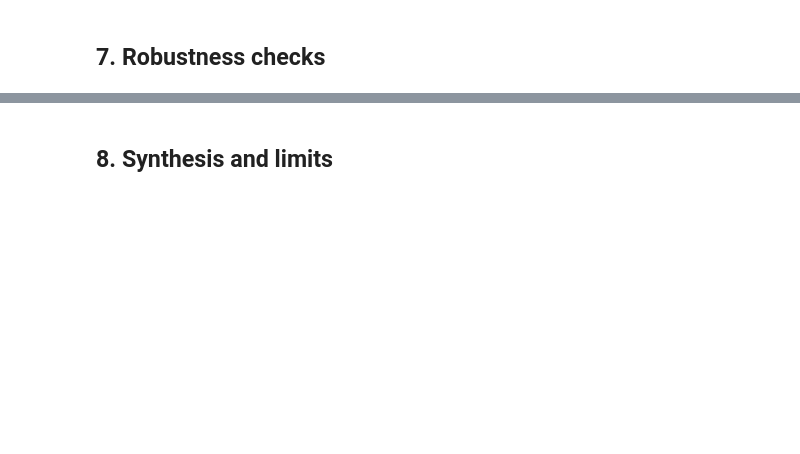
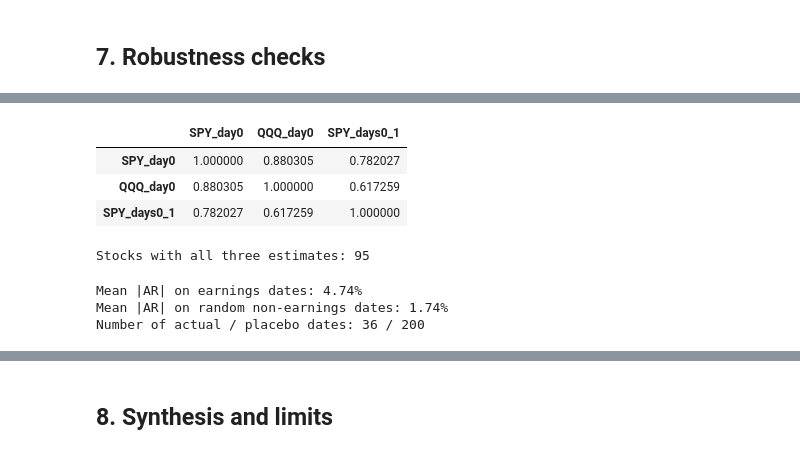
Before and after one commit to ayarhazi/ai-exposure-financial-markets, a Jupyter notebook: notebook1.ipynb, the cells around one changed output, grey strips where cells are left out. Drawn from its saved outputs; the diff is of its cells as text; code cells hidden in the pictures; blank space fills up the shorter version.

```diff
--- a/notebook1.ipynb
+++ b/notebook1.ipynb
@@ -420,0 +531,34 @@ This reinforces our H3 finding: instead of all Nasdaq-100 stocks moving together
+# %%
+# we re estimate slopes using QQQ as the benchmark
+qqq_results = event_study(us_prices, events, tickers=firm_tickers + ["NVDA"], benchmark="QQQ")
+qqq_slopes = sensitivity_by_stock(attach_nvda_shocks(qqq_results))
+two_day_results = event_study(us_prices, events, tickers=firm_tickers + ["NVDA"], benchmark="SPY", window=(0, 1))
+two_day_slopes = sensitivity_by_stock(attach_nvda_shocks(two_day_results))
+
+# we compare rank stability across all three specifications
+comparison = firm_slopes[["ticker", "sensitivity"]].rename(columns={"sensitivity": "SPY_day0"})
+comparison = comparison.merge(qqq_slopes[["ticker", "sensitivity"]].rename(columns={"sensitivity": "QQQ_day0"}), on="ticker")
+comparison = comparison.merge(two_day_slopes[["ticker", "sensitivity"]].rename(columns={"sensitivity": "SPY_days0_1"}), on="ticker")
+comparison.to_csv(PROCESSED / "robustness_slopes.csv", index=False)
+display(comparison[["SPY_day0", "QQQ_day0", "SPY_days0_1"]].corr(method="spearman"))
+print("Stocks with all three estimates:", len(comparison))
+# %% [output]
+|  | SPY_day0 | QQQ_day0 | SPY_days0_1 |
+| SPY_day0 | 1.000000 | 0.880305 | 0.782027 |
+| QQQ_day0 | 0.880305 | 1.000000 | 0.617259 |
+| SPY_days0_1 | 0.782027 | 0.617259 | 1.000000 |
+Stocks with all three estimates: 95
+# %%
+# we compare Nvidia's abnormal returns on earnings day vs 200 random non earnings dates
+actual_shocks, placebo_shocks = placebo_nvda_shocks(
+    us_prices, events, n_placebos=200, seed=settings.seed)
+if len(actual_shocks) and len(placebo_shocks):
+    print(f"Mean |AR| on earnings dates: {100*np.mean(np.abs(actual_shocks)):.2f}%")
+    print(f"Mean |AR| on random non-earnings dates: {100*np.mean(np.abs(placebo_shocks)):.2f}%")
+    print(f"Number of actual / placebo dates: {len(actual_shocks)} / {len(placebo_shocks)}")
+else:
+    print("Insufficient data for the placebo exercise.")
+# %% [output]
+Mean |AR| on earnings dates: 4.74%
+Mean |AR| on random non-earnings dates: 1.74%
+Number of actual / placebo dates: 36 / 200
```
Also changed, not shown: parts of 12 cells of this notebook.
